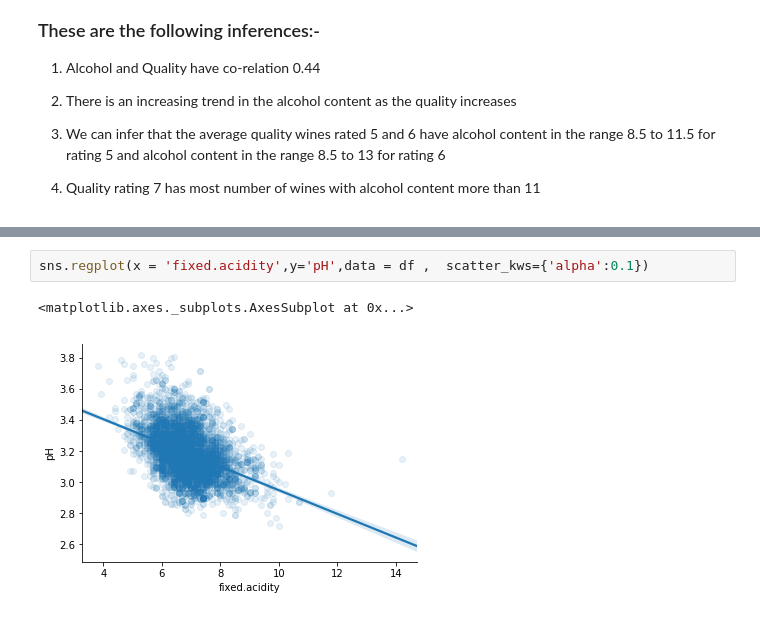
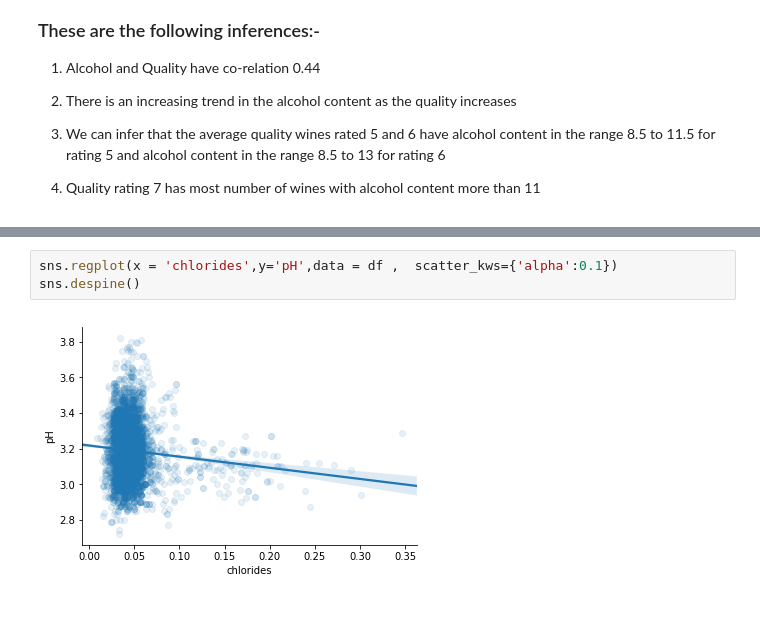
Before and after one commit to dD2405/ML_ON1-Acadview, a Jupyter notebook: White_Wine_Dataset.ipynb, the cells around one changed output, grey strips where cells are left out. Drawn from its saved outputs; the diff is of its cells as text.

```diff
--- a/White_Wine_Dataset.ipynb
+++ b/White_Wine_Dataset.ipynb
@@ -397,5 +419,5 @@ sns.despine()
 # %%
-sns.regplot(x = 'fixed.acidity',y='pH',data = df ,  scatter_kws={'alpha':0.1})
+sns.regplot(x = 'chlorides',y='pH',data = df ,  scatter_kws={'alpha':0.1})
+sns.despine()
 # %% [output]
-<matplotlib.axes._subplots.AxesSubplot at 0x...>
-[figure, old version]
+[figure, new version]
```
Also changed, not shown: parts of 34 cells of this notebook.
